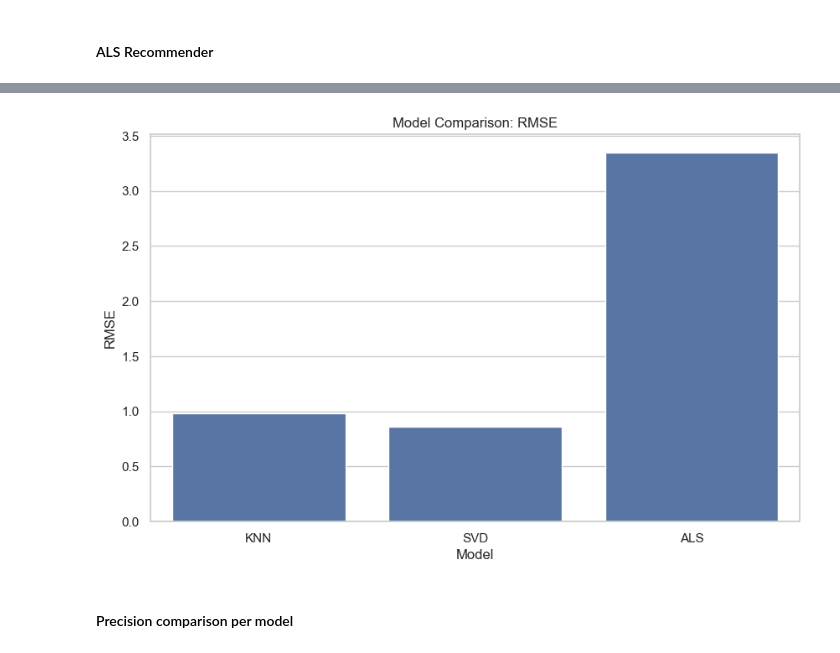
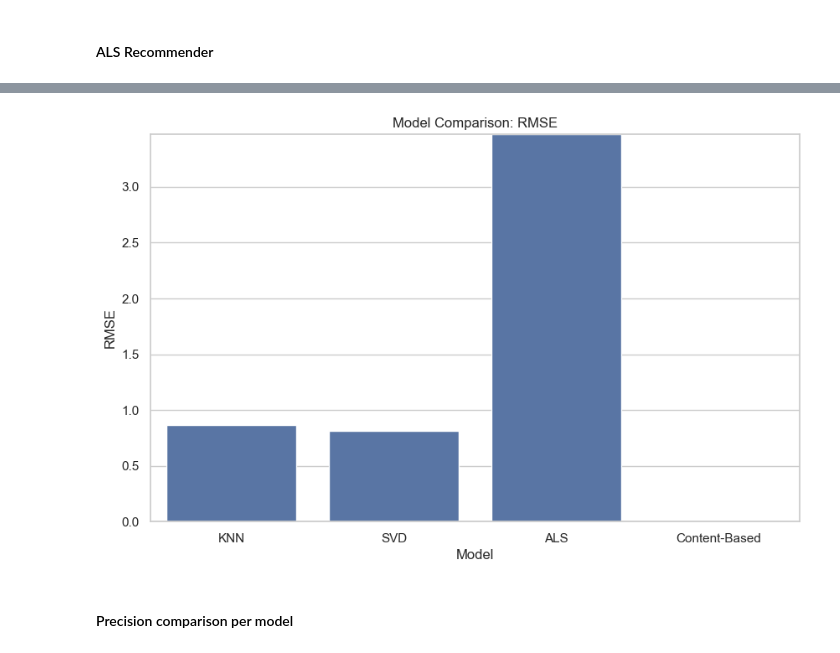
Before and after one commit to H-Rumenya/Group_2_P4_Project, a Jupyter notebook: phase4_project.ipynb, the cells around one changed output, grey strips where cells are left out. Cells and saved outputs as stored; diff of their text form; code cells hidden in the pictures.

```diff
--- a/phase4_project.ipynb
+++ b/phase4_project.ipynb
@@ -652,0 +713,35 @@ ALS Precision@10: 0.0000, Recall@5: 0.4577
+# %%
+# Evaluate models
+n_jobs = -1
+testset_chunks = [testset_sample[i::4] for i in range(4)]
+
+start_time = time.time()
+knn_pred_tuples = Parallel(n_jobs=n_jobs)(delayed(knn_predict_batch)(chunk, best_knn_model) for chunk in tqdm(testset_chunks, desc="KNN Predictions"))
+knn_pred_tuples = [item for sublist in knn_pred_tuples for item in sublist]
+knn_precision, knn_recall = precision_recall_at_k(knn_pred_tuples, k=5)
+knn_rmse = compute_rmse(knn_pred_tuples)
+print(f"KNN Precision@5: {knn_precision:.4f}, Recall@5: {knn_recall:.4f}, RMSE: {knn_rmse:.4f}")
+print(f"KNN evaluation time: {time.time() - start_time:.2f} seconds")
+
+start_time = time.time()
+svd_pred_tuples = Parallel(n_jobs=n_jobs)(delayed(svd_predict_batch)(chunk, best_svd_model) for chunk in tqdm(testset_chunks, desc="SVD Predictions"))
+svd_pred_tuples = [item for sublist in svd_pred_tuples for item in sublist]
+svd_precision, svd_recall = precision_recall_at_k(svd_pred_tuples, k=5)
+svd_rmse = compute_rmse(svd_pred_tuples)
+print(f"SVD Precision@5: {svd_precision:.4f}, Recall@5: {svd_recall:.4f}, RMSE: {svd_rmse:.4f}")
+print(f"SVD evaluation time: {time.time() - start_time:.2f} seconds")
+
+start_time = time.time()
+test_data_chunks = [test_data_sample.iloc[i::4] for i in range(4)]
+als_pred_tuples = Parallel(n_jobs=n_jobs)(delayed(als_predict_batch)(chunk, best_als_model) for chunk in tqdm(test_data_chunks, desc="ALS Predictions"))
+als_pred_tuples = [item for sublist in als_pred_tuples for item in sublist]
+als_precision, als_recall = precision_recall_at_k(als_pred_tuples, k=5)
+als_rmse = compute_rmse(als_pred_tuples)
+print(f"ALS Precision@5: {als_precision:.4f}, Recall@5: {als_recall:.4f}, RMSE: {als_rmse:.4f}")
+print(f"ALS evaluation time: {time.time() - start_time:.2f} seconds")
+
+start_time = time.time()
+content_precision, content_recall = content_based_precision_recall_cached(content_recs_cache, test_data_sample, k=5)
+content_rmse = np.nan  # Content-Based doesn't predict ratings
+print(f"Content-Based Precision@5: {content_precision:.4f}, Recall@5: {content_recall:.4f}, RMSE: N/A")
+print(f"Content-Based evaluation time: {time.time() - start_time:.2f} seconds")
@@ -708,0 +829,9 @@ metrics_df
+# %%
+metrics = {
+    'Model': ['KNN', 'SVD', 'ALS', 'Content-Based'],
+    'Precision@5': [knn_precision, svd_precision, als_precision, content_precision],
+    'Recall@5': [knn_recall, svd_recall, als_recall, content_recall],
+    'RMSE': [knn_rmse, svd_rmse, als_rmse, content_rmse]
+}
+metrics_df = pd.DataFrame(metrics)
+metrics_df
@@ -709,12 +844,13 @@ metrics_df
 # %%
 #bar chart comparing RMSE values for the KNN, SVD, and ALS models to visually assess which model has the lowest prediction error.
 plt.figure(figsize=(10, 6))
 sns.barplot(x='Model', y='RMSE', data=metrics_df)
 plt.title('Model Comparison: RMSE')
 plt.ylabel('RMSE')
+plt.ylim(0, max([knn_rmse, svd_rmse, als_rmse, 2]) if not np.isnan(max([knn_rmse, svd_rmse, als_rmse])) else 2)
 plt.show()
 # %% [output]
-[figure, old version]
+[figure, new version]
 # %% [markdown]
 #### Precision comparison per model
 # %%
```
Also changed, not shown: parts of 48 cells of this notebook.
